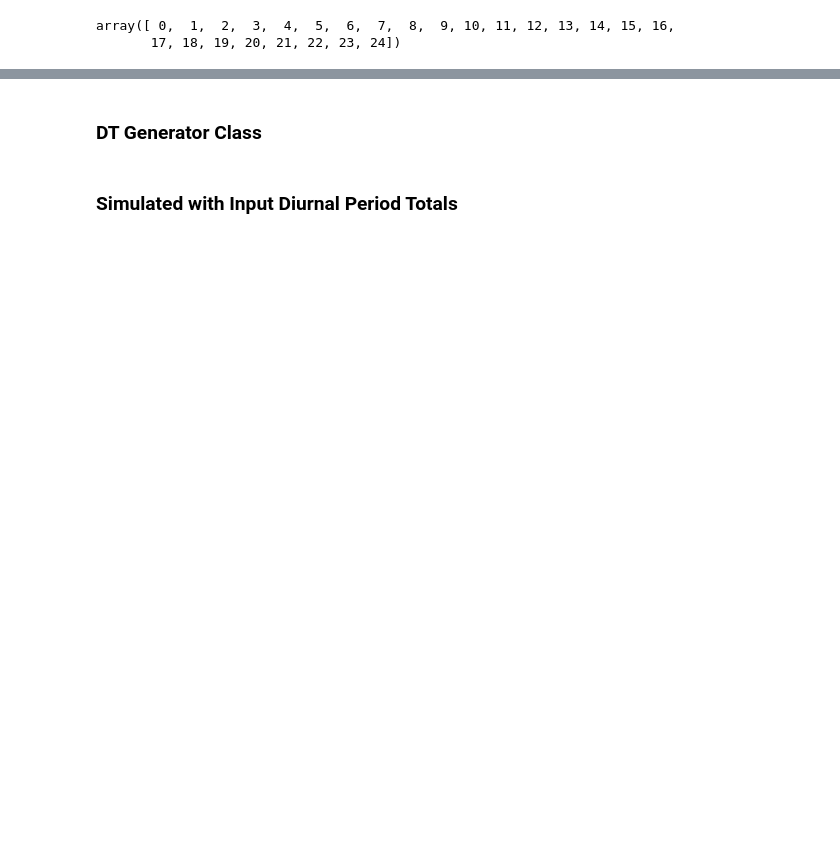
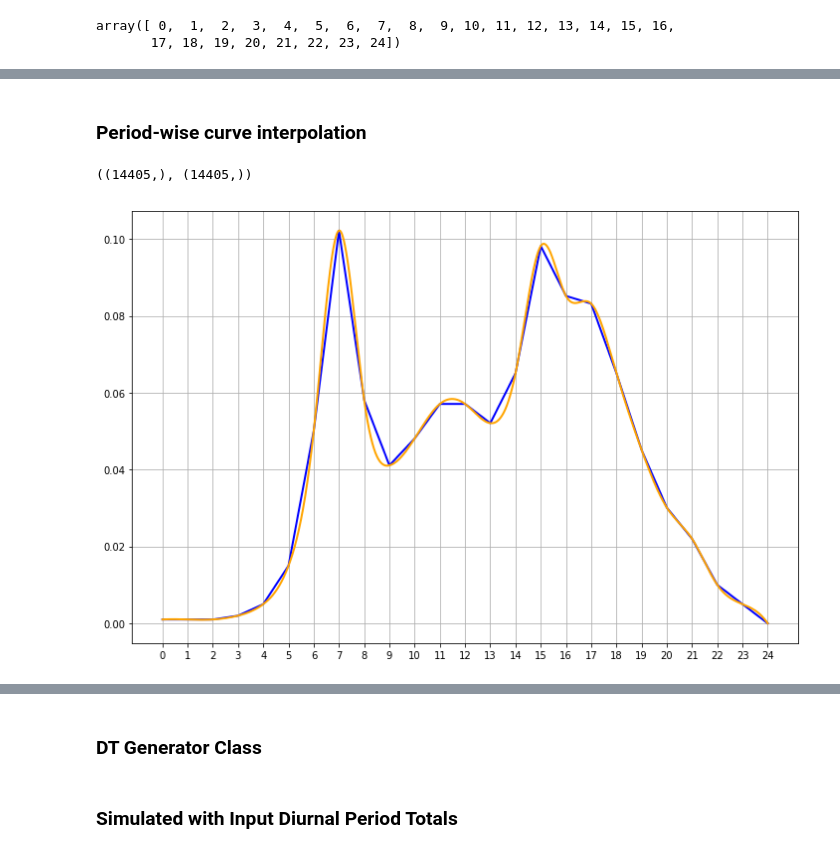
Before and after one commit to xys234/Work, a Jupyter notebook: notebooks/2019_05_09_SWIFT_Diurnal_Simulation.ipynb, the cells around one changed output, grey strips where cells are left out. Cells and saved outputs as stored; diff of their text form; code cells hidden in the pictures; blank space fills up the shorter version.

```diff
--- a/notebooks/2019_05_09_SWIFT_Diurnal_Simulation.ipynb
+++ b/notebooks/2019_05_09_SWIFT_Diurnal_Simulation.ipynb
@@ -8,8 +10,8 @@ import time
 RANDOM_SEED = 47
 # %%
 hours = np.arange(0,25,1)
-share = [0.0010, 0.0010, 0.0010, 0.0020, 0.0050, 0.0150, 0.0501, 0.1022, 0.0581, 0.0411, 0.0481, 0.0571, 0.0571,
-               0.0521, 0.0651, 0.0982, 0.0852, 0.0832, 0.0651, 0.0451, 0.0301, 0.0220, 0.0100, 0.0050, 0]
+share = np.array([0.0010, 0.0010, 0.0010, 0.0020, 0.0050, 0.0150, 0.0501, 0.1022, 0.0581, 0.0411, 0.0481, 0.0571, 0.0571,
+               0.0521, 0.0651, 0.0982, 0.0852, 0.0832, 0.0651, 0.0451, 0.0301, 0.0220, 0.0100, 0.0050, 0])
 # %%
 hours
 # %% [output]
@@ -17,0 +22,15 @@ array([ 0,  1,  2,  3,  4,  5,  6,  7,  8,  9, 10, 11, 12, 13, 14, 15, 16,
+# %%
+def interpolate(period, xs, ys, time_resolution=6):
+    """
+    Return ynew based on period length, input xs and ys
+    period: period length in hours
+    time_resolution: the lowest departure time resolution in seconds. Should be 6 seconds
+    """
+
+    # get the interpolation points
+    step = time_resolution / 3600.0
+    xnew = np.clip(np.arange(xs[0], xs[-1]+step, step), a_min=xs[0], a_max=xs[-1])
+    f = interp1d(xs, ys, kind='cubic')
+    ynew = f(xnew)
+    ynew[0], ynew[-1] = ys[0], ys[-1]
+    return xnew, ynew
@@ -17,0 +39,2 @@ array([ 0,  1,  2,  3,  4,  5,  6,  7,  8,  9, 10, 11, 12, 13, 14, 15, 16,
+# %%
+x_whole, y_whole = interpolate(24, hours, share)
@@ -17,0 +44,2 @@ array([ 0,  1,  2,  3,  4,  5,  6,  7,  8,  9, 10, 11, 12, 13, 14, 15, 16,
+# %% [markdown]
+### Period-wise curve interpolation
@@ -17,0 +55,14 @@ array([ 0,  1,  2,  3,  4,  5,  6,  7,  8,  9, 10, 11, 12, 13, 14, 15, 16,
+# %%
+x_period.shape, y_period.shape
+# %% [output]
+((14405,), (14405,))
+# %%
+fig, ax = plt.subplots(figsize=(12,8))
+ax.plot(hours, share, color='blue', linewidth=2, label='Input')
+ax.plot(x_whole, y_whole, color='orange', linewidth=2, label='Wholeday')
+# ax.plot(x_period, y_period, color='green', linewidth=2, label='Periodwise')
+ax.set_xticks(hours)
+ax.set_xticklabels(hours)
+ax.grid(True)
+# %% [output]
+[figure, added]
```
Also changed, not shown: parts of 35 cells of this notebook, 1 other file.
